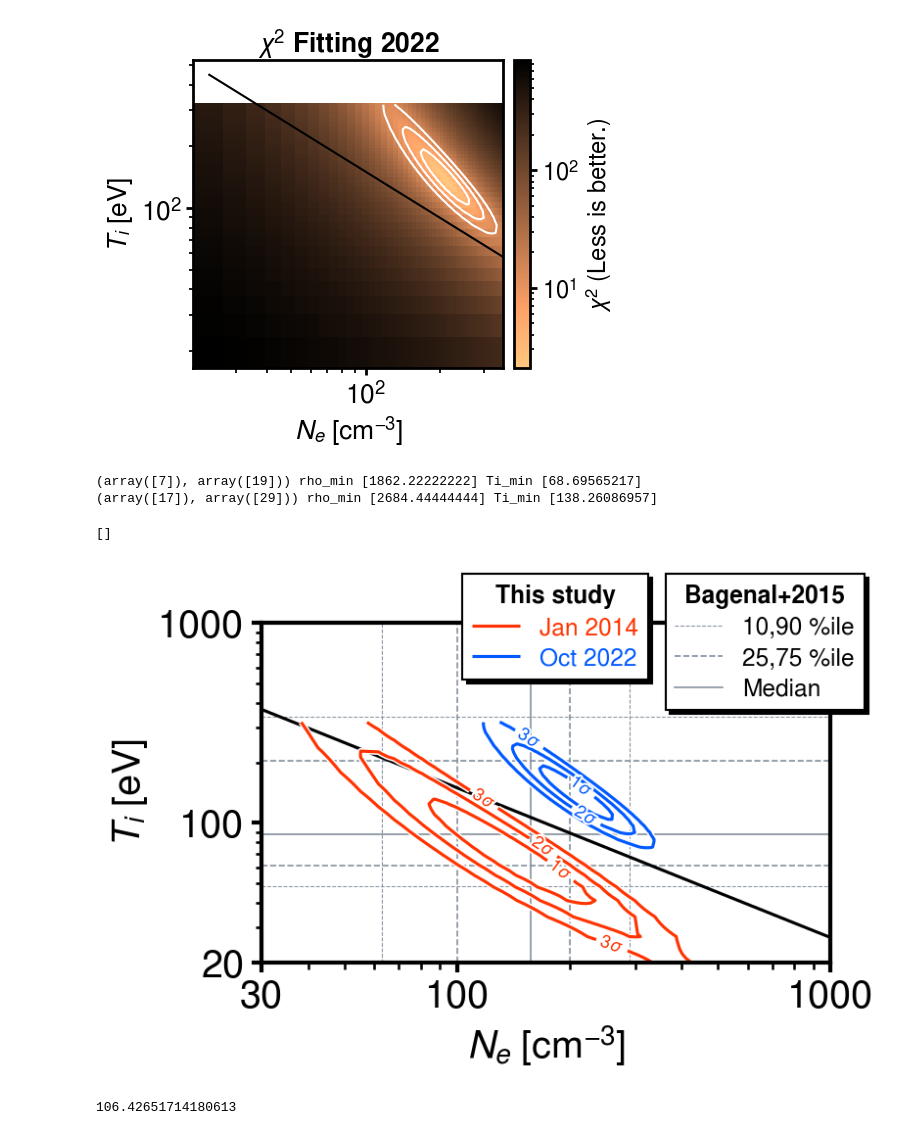
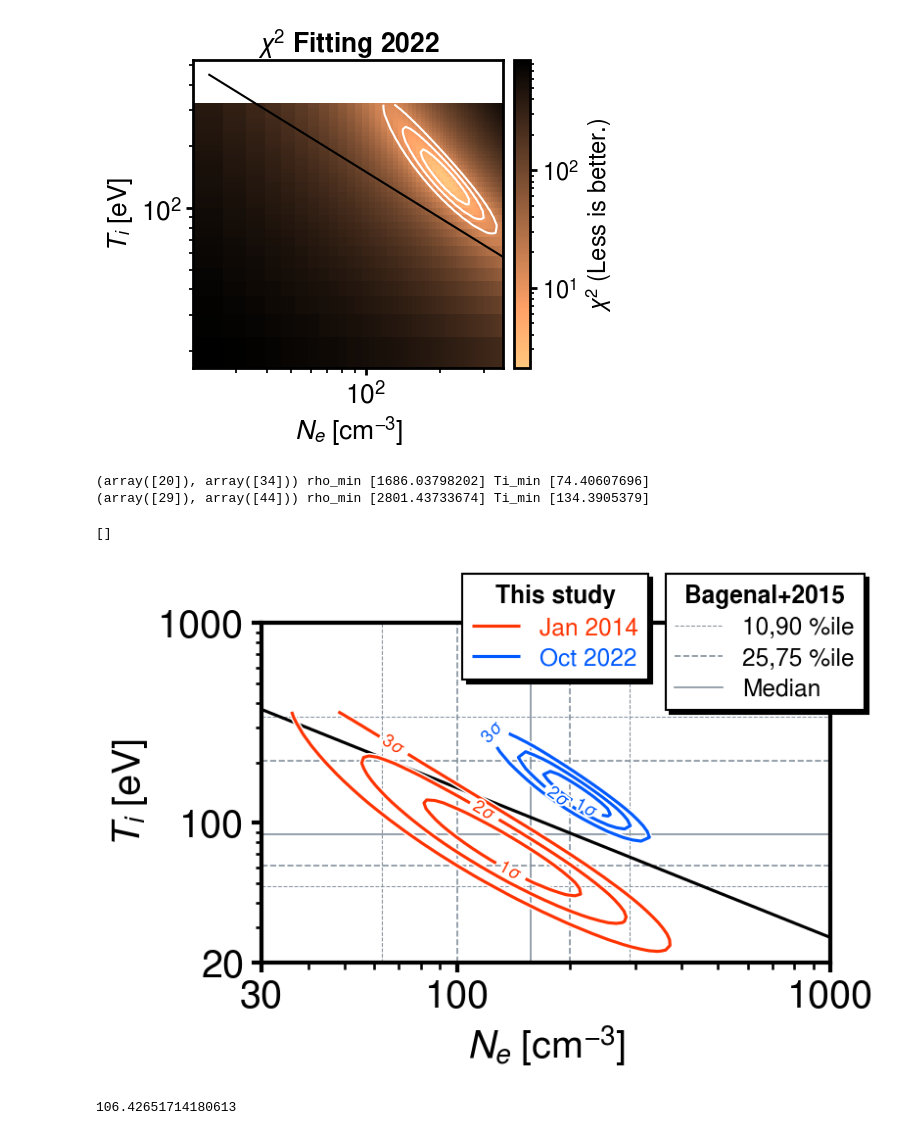
Before and after one commit to ShinnosukeSatoh/HST_Jupiter_footprints_dms, a Jupyter notebook: Leadangle_fitplot.ipynb, the cells around one changed output. Cells and saved outputs as stored; diff of their text form; code cells hidden in the pictures.

```diff
--- a/Leadangle_fitplot.ipynb
+++ b/Leadangle_fitplot.ipynb
@@ -1205,9 +1205,15 @@ yr = ['14', '22']
 redblue = [cud4[0], cud4[3]]
 cn_list = []
 for i in range(2):
-    chi2 = np.loadtxt('img/LeadangleFit/20'+yr[i]+'_6/params_chi2A2.txt')
-    RHO0 = np.loadtxt('img/LeadangleFit/20'+yr[i]+'_6/params_RHO0A2.txt')
-    Ti0 = np.loadtxt('img/LeadangleFit/20'+yr[i]+'_6/params_Ti0A2.txt')
+    chi2 = np.loadtxt('img/LeadangleFit/20'+yr[i]+'_7/params_chi2.txt')
+    RHO0 = np.loadtxt('img/LeadangleFit/20'+yr[i]+'_7/params_RHO0.txt')
+    Ti0 = np.loadtxt('img/LeadangleFit/20'+yr[i]+'_7/params_Ti0.txt')
+
+    # chi2 = np.loadtxt('img/LeadangleFit/2014_7/params_chi2.txt')
+    # RHO0 = np.loadtxt('img/LeadangleFit/2014_7/params_RHO0.txt')
+    # Ti0 = np.loadtxt('img/LeadangleFit/2014_7/params_Ti0.txt')
+    # print('T min max', np.min(Ti0), np.max(Ti0))
+    # print('Rho min max', np.min(RHO0), np.max(RHO0))
 
     # chi square 0 is not true value.
     chi2min = np.min(chi2[np.where(chi2>0)])
@@ -1255,36 +1261,36 @@ legend1 = ax.legend(loc='upper right',
                     labelspacing=0.34,)
 legend1.set_title('Bagenal+2015', prop={'size': fontsize*0.62, 'weight': 'bold'})
 legend_shadow(fig, ax, legend1, dx=0.006, dy=-0.009)
 
 # second legend
 h1,_ = cn_list[0].legend_elements()
 h2,_ = cn_list[1].legend_elements()
 legend2 = ax.legend([h1[0],h2[0]],['Jan 2014','Oct 2022'],
                     loc='upper right',
                     bbox_to_anchor=(0.7, 1.18),
                     fancybox=False,
                     facecolor='white',
                     framealpha=1,
                     edgecolor='k',
                     fontsize=fontsize*0.62,
                     labelspacing=0.34,)
 legend2.set_title('This study', prop={'size': fontsize*0.62, 'weight': 'bold'})
 legend_shadow(fig, ax, legend2, dx=0.006, dy=-0.009)
 
 # get contour colors
 i = 0
 for leg2text in legend2.get_texts():
     leg2text.set_color(redblue[i])
     i += 1
 
 ax.add_artist(legend1)
 
 plt.plot()
 # %% [output]
-(array([7]), array([19])) rho_min [1862.22222222] Ti_min [68.69565217]
-(array([17]), array([29])) rho_min [2684.44444444] Ti_min [138.26086957]
+(array([20]), array([34])) rho_min [1686.03798202] Ti_min [74.40607696]
+(array([29]), array([44])) rho_min [2801.43733674] Ti_min [134.3905379]
 []
-[figure, old version]
+[figure, new version]
 # %%
 print(370*(30/158)**0.75)
 # %% [output]
```
Also changed, not shown: 11 other files.
